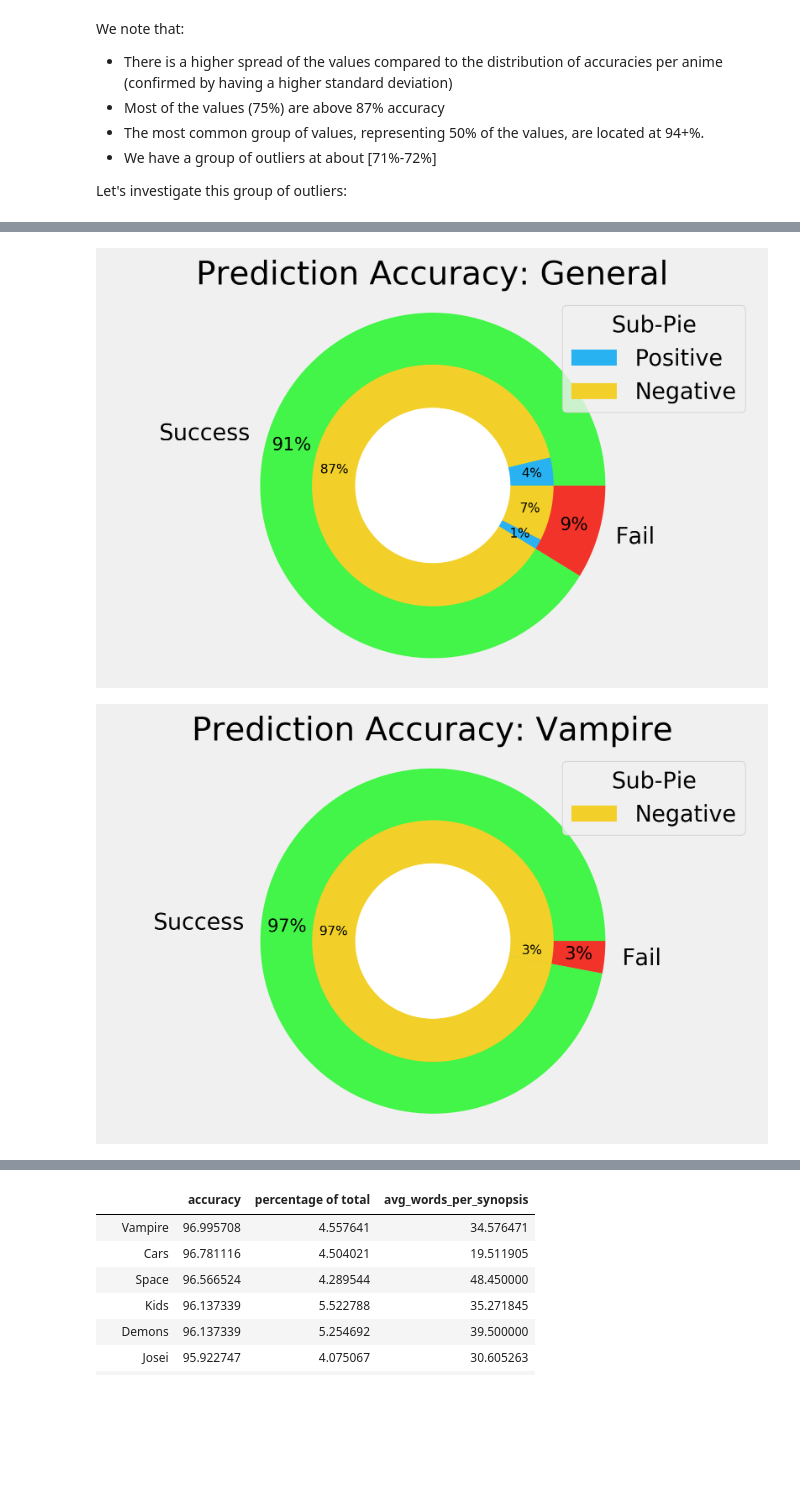
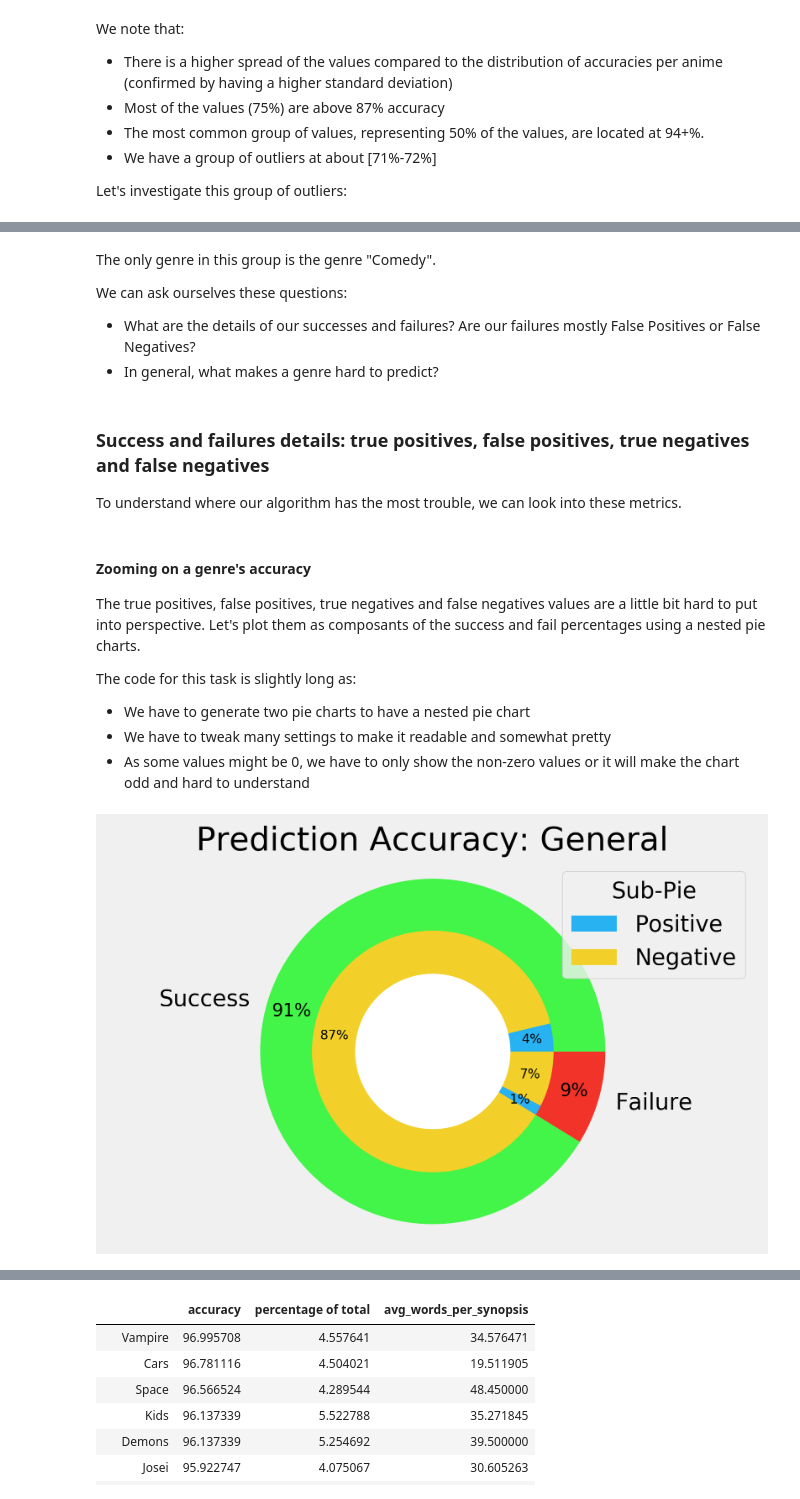
Before and after one commit to MaximeBastion/Anime_Classifier_Bayes, a Jupyter notebook: Anime_Classifier_Bayes.ipynb, the cells around one changed output, grey strips where cells are left out. Saved outputs shown, nothing was run; the diff lists cells and outputs as text; code cells hidden in the pictures; blank space fills up the shorter version.

```diff
--- a/Anime_Classifier_Bayes.ipynb
+++ b/Anime_Classifier_Bayes.ipynb
@@ -945,6 +880,22 @@ len(isolated_test_set[isolated_test_set["predicted_perfectly"] == True].head())
+# %% [markdown]
+The only genre in this group is the genre "Comedy".
+
+We can ask ourselves these questions:
+* What are the details of our successes and failures? Are our failures mostly False Positives or False Negatives?
+* In general, what makes a genre hard to predict?
+# %% [markdown]
+### Success and failures details: true positives, false positives, true negatives and false negatives
+To understand where our algorithm has the most trouble, we can look into these metrics.
+# %% [markdown]
+#### Zooming on a genre's accuracy
+The true positives, false positives, true negatives and false negatives values are a little bit hard to put into perspective.
+Let's plot them as composants of the success and fail percentages using a nested pie charts.
+
+The code for this task is slightly long as:
+* We have to generate two pie charts to have a nested pie chart
+* We have to tweak many settings to make it readable and somewhat pretty
+* As some values might be 0, we have to only show the non-zero values or it will make the chart odd and hard to understand
 # %%
-
-
 %matplotlib inline
 mpl.rcParams['figure.dpi']= 300    # tells matplotlib to display inline plots at 300 DPI
 mpl.rc("savefig", dpi = 300)       # tells matplotlib to save plots at 300 DPI
@@ -962,7 +913,7 @@ def accuracy_pie(line_as_series):
     color_h = {"green": "#42f548", "red": "#f23329", "cyan": "#29b2f2", "yellow": "#f2d029"}
 
     # Main pie data: Success proportion vs Fail proportion
-    labels = ["Success", "Fail"]
+    labels = ["Success", "Failure"]
     sizes = [line_as_series.accuracy, 100 - line_as_series.accuracy]
     colors = [color_h["green"], color_h["red"]]
 
@@ -986,35 +937,33 @@ def accuracy_pie(line_as_series):
     # If the name attribute is empty, it means that the plot is on general accuracy. Otherwise it's on a particual genre
     accuracy_type = line_as_series.name if line_as_series.name != None else "General"
     title = "Prediction Accuracy: " + accuracy_type
 
     # Plot
     wedges, labels, autopct = plt.pie(sizes, labels=labels, colors=colors, startangle=0,frame=True,    # outer plot
                                       autopct='%1.0f%%', pctdistance=0.85)
     plt.setp(autopct, fontsize=11)
 
     wedges, labels, autopct = plt.pie(sizes_subpie, colors=colors_subpie,radius=0.7,startangle=0,    # innter plot
                                       autopct='%1.0f%%', pctdistance=0.825, labeldistance = .4)
     plt.setp(labels, fontsize=6)
     plt.setp(autopct, fontsize=8)
 
     # Adding legend for the subpie [Positive [color] Negative [color]]
     # We only keep the legends for which we have a representation in the plot
     subpie_legend_labels = [word for word in ["Positive", "Negative"] if word_in_list(word, labels_subpie)]
     plt.legend(wedges[:len(subpie_legend_labels)], subpie_legend_labels, title = "Sub-Pie")
 
     # Drawing a circle in the middle
     centre_circle = plt.Circle((0,0),0.45,color='black', fc='white',linewidth=0)
     fig = plt.gcf()
     fig.gca().add_artist(centre_circle)
 
     plt.title(title)
     plt.axis('equal')
     plt.tight_layout()
     plt.show()
 
-accuracy_pie(accuracy_df.mean())     # General Accuracy
-accuracy_pie(accuracy_df.iloc[0])    # Best Accuracy
-accuracy_pie(accuracy_df.iloc[-1])   # Worst Accuracy
+mean_line = accuracy_per_genre_df.mean()    # Series containing the mean for the accuracy and its components
+accuracy_pie(mean_line)                     # Plotting the General Accuracy
 # %% [output]
-[figure, old version]
+[figure, new version]
-[figure, removed]
```
Also changed, not shown: parts of 32 cells of this notebook.
